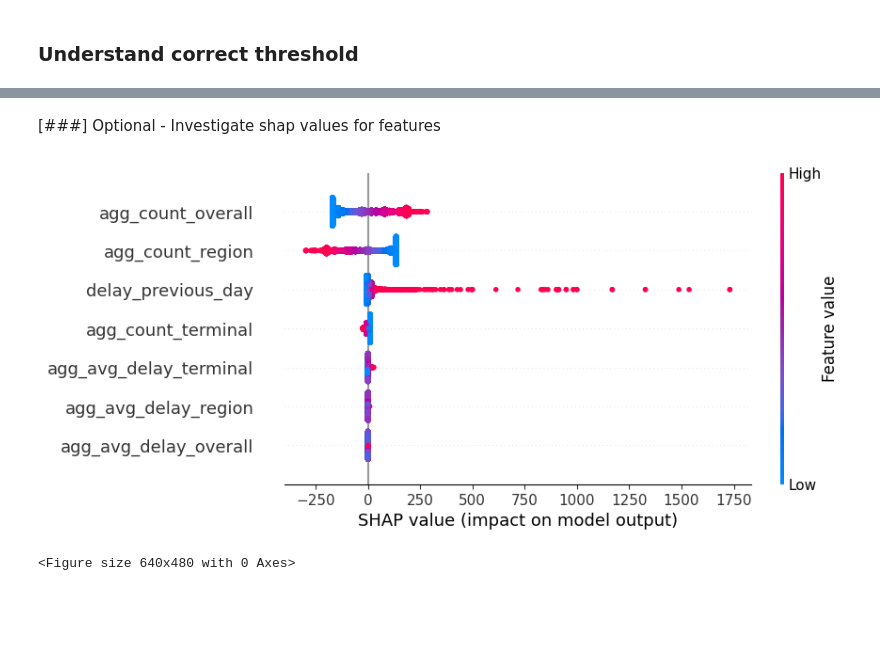
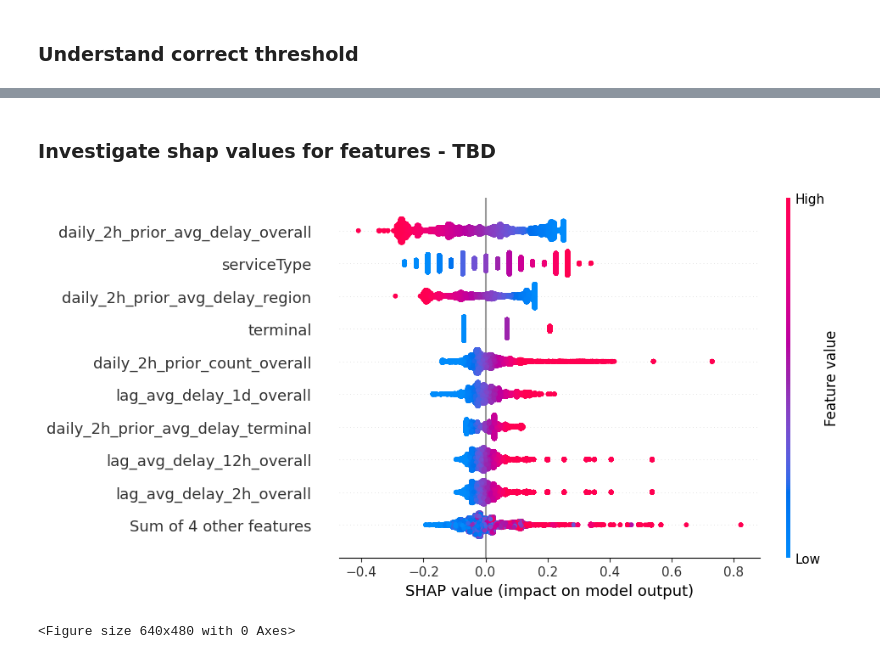
Before and after one commit to vvaibhav08/flight_delays_prediction, a Jupyter notebook: notebooks/model_exploration.ipynb, the cells around one changed output, grey strips where cells are left out. Cells and saved outputs as stored; diff of their text form; code cells hidden in the pictures; blank space fills up the shorter version.

```diff
--- a/notebooks/model_exploration.ipynb
+++ b/notebooks/model_exploration.ipynb
@@ -264,7 +295,8 @@ weighted avg      0.915     0.524     0.631      6083
 # %% [markdown]
 ### Best feature combination
 # %%
-features_selected = features
+from src.constants import SELECTED_BEST_MODEL_FEATURES
+features_selected = SELECTED_BEST_MODEL_FEATURES
 X_train = train_df[features_selected]
 y_train = train_df[TARGET]
 X_test  = test_df[features_selected]
@@ -287,9 +319,9 @@ rf_pipeline = base_model.create_pipeline(model_step=rf_model)
 tscv = TimeSeriesSplit(n_splits=3)
 
 param_grid = {
-    "outlier_clip__factor": [5.0, 10.0, 12],
-    "rf__max_depth": [None, 5, 10, 20],
-    "rf__n_estimators": [50, 100, 200]
+    "outlier_clip__factor": [3.0, 5.0, 10.0],
+    "rf__max_depth": [None, 5, 10, 20, 30],
+    "rf__n_estimators": [20, 50, 100, 200]
 }
 
 grid_search_rf= GridSearchCV(
@@ -480,31 +428,0 @@ Distribution of Previous Applications in False Negatives:
-# %%
-from sklearn.linear_model import LogisticRegression
-from sklearn.pipeline import Pipeline
-from sklearn.impute import SimpleImputer
-from sklearn.preprocessing import StandardScaler
-from sklearn.model_selection import GridSearchCV
-
-pipeline = Pipeline(steps=[
-    ("imputer", SimpleImputer(strategy="mean")),
-    ("scaler", StandardScaler()),
-    ("lr", LogisticRegression(max_iter=1000))
-])
-
-param_grid = {
-    "lr__C": [0.1, 1, 10, 100],
-    "lr__penalty": ["l1", "l2"],
-    "lr__solver": ["liblinear"]
-}
-
-grid_search = GridSearchCV(
-    pipeline,
-    param_grid=param_grid,
-    scoring="accuracy",
-    cv=5,
-    n_jobs=-1
-)
-
-grid_search.fit(X_train, y_train)
-
-print("Best parameters:", grid_search.best_params_)
-print("Best score:", grid_search.best_score_)
@@ -642,16 +529,17 @@ plot_roc_curves(y_test, both_predictions, title="ROC Curves Comparison | Random
 # %% [markdown]
-[###] Optional - Investigate shap values for features
+### Investigate shap values for features - TBD
 # %%
-X_test_subset = test_df[features_selected]
+# Reset index to avoid dimension mismatch
+X_test_subset = test_df[features_selected].reset_index(drop=True)
 model_arguments = {"C": 0.01, "class_weight": "balanced", "max_iter": 10000}
 lr_pipeline = LogisticRegressionModel(model_arguments=model_arguments).get_pipeline()
 lr_pipeline.fit(X_train, y_train)
 shap_fig = plot_shap_importance(
     pipeline=lr_pipeline,
     X=X_test_subset,
     feature_names=[f.value for f in features_selected]
     )
 shap_fig.show()
 # %% [output]
-[figure, old version]
+[figure, new version]
 <Figure size 640x480 with 0 Axes>
```
Also changed, not shown: parts of 24 cells of this notebook, 9 other files.
